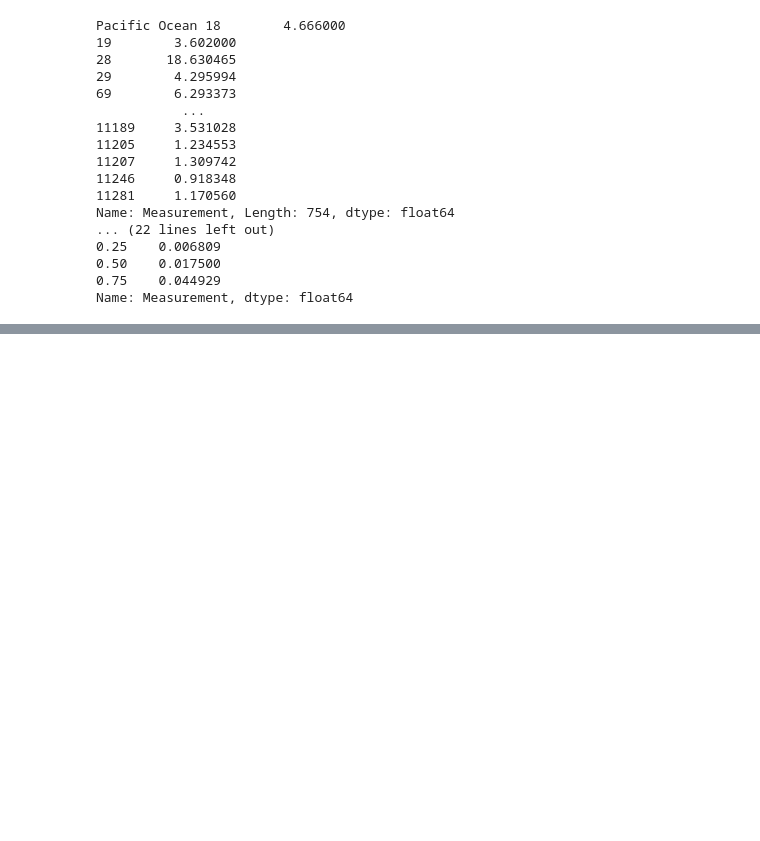
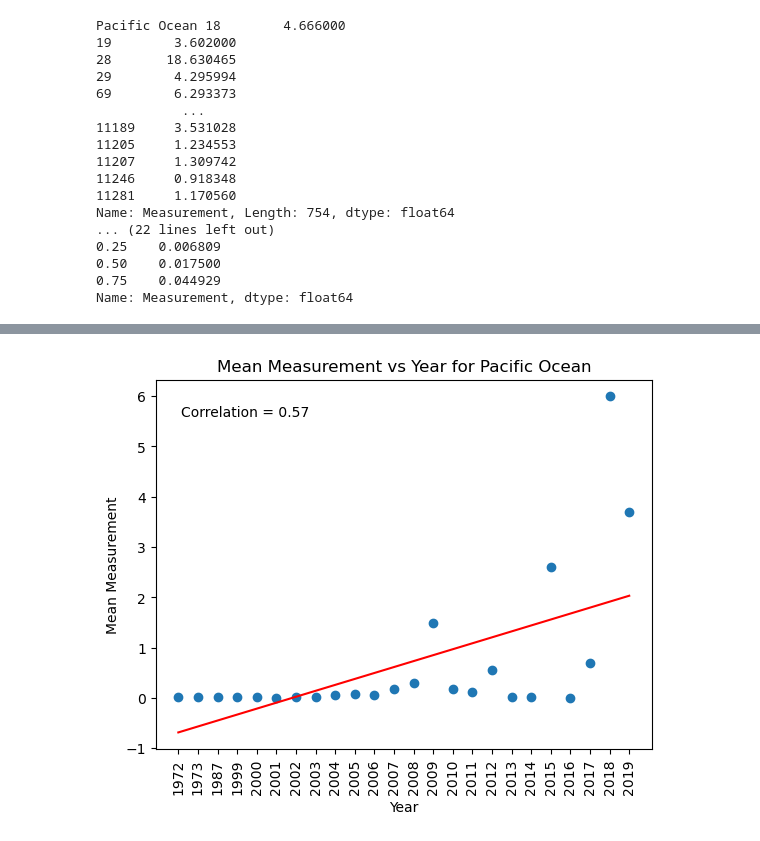
Before and after one commit to emalaki/Project-1, a Jupyter notebook: aa-notebook.ipynb, the cells around one changed output, grey strips where cells are left out. Saved outputs shown, nothing was run; the diff lists cells and outputs as text; code cells hidden in the pictures; blank space fills up the shorter version.

Commit message:
updated scatter plts
scatterplots with correlation

```diff
--- a/aa-notebook.ipynb
+++ b/aa-notebook.ipynb
@@ -306,0 +244,40 @@ plt.show()
+# %%
+# pacific_df = clean_microplastics_df[clean_microplastics_df['Oceans'] == 'Pacific Ocean']
+
+# mean_pac_df = pacific_df.groupby('Year')['Measurement'].mean().reset_index()
+
+# plt.scatter(mean_pac_df['Year'], mean_pac_df['Measurement'])
+
+# plt.title('Mean Measurement vs Year for Pacific Ocean')
+# plt.xlabel('Year')
+# plt.xticks(rotation=90)
+# plt.ylabel('Mean Measurement')
+
+# plt.show()
+
+le = LabelEncoder()
+mean_pac_df['Year_num'] = le.fit_transform(mean_pac_df['Year'])
+
+# Calculate the regression line
+slope, intercept, r_value, p_value, std_err = stats.linregress(mean_pac_df['Year_num'], mean_pac_df['Measurement'])
+regression_line = slope * mean_pac_df['Year_num'] + intercept
+
+# Plot the scatterplot with the regression line
+plt.scatter(mean_pac_df['Year_num'], mean_pac_df['Measurement'])
+plt.plot(mean_pac_df['Year_num'], regression_line, color='red')
+
+# Add the x-axis labels back using the original categories
+plt.xticks(mean_pac_df['Year_num'], mean_pac_df['Year'], rotation=90)
+
+# Add the correlation coefficient to the plot
+corr_coef = round(r_value, 2)
+plt.annotate(f"Correlation = {corr_coef}", xy=(0.05, 0.9), xycoords='axes fraction')
+
+plt.title('Mean Measurement vs Year for Pacific Ocean')
+plt.xlabel('Year')
+plt.ylabel('Mean Measurement')
+
+plt.savefig("output_data/Fig4.png")
+plt.show()
+# %% [output]
+[figure, added]
```
Also changed, not shown: parts of 14 cells of this notebook, 3 other files.
